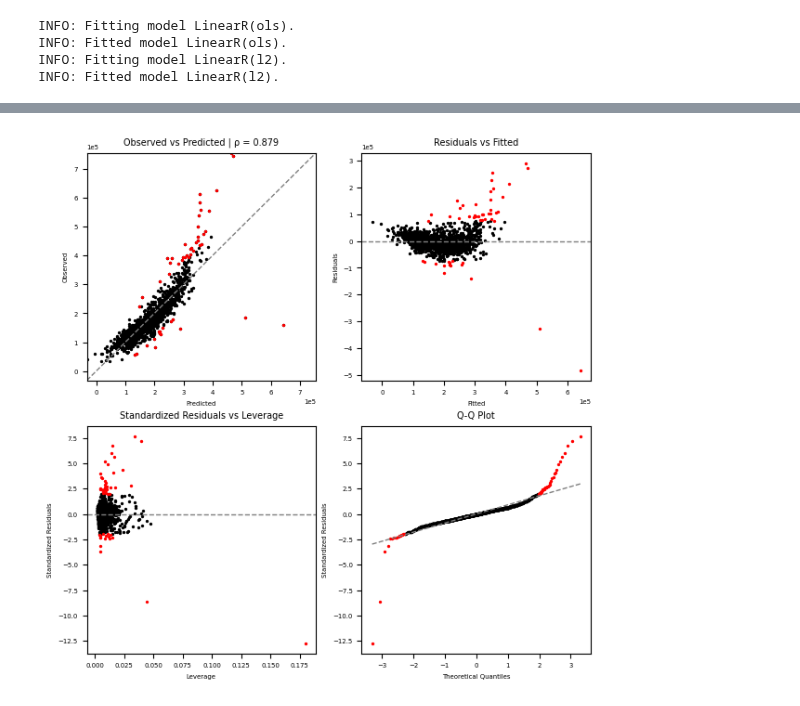
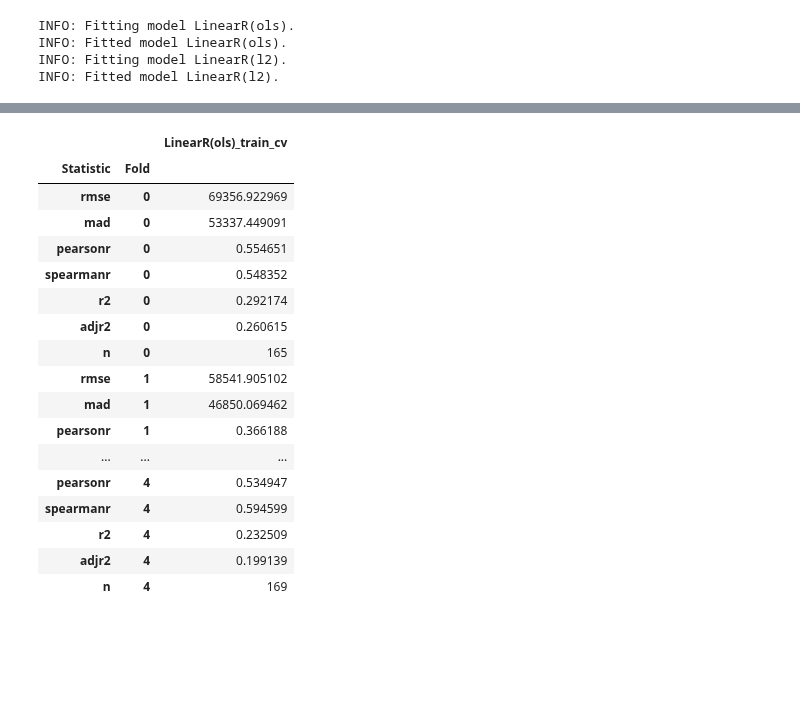
Before and after one commit to ajy25/TabularMagic, a Jupyter notebook: demo/test.ipynb, the cells around one changed output, grey strips where cells are left out. Drawn from its saved outputs; the diff is of its cells as text; code cells hidden in the pictures; blank space fills up the shorter version.

Commit message:
reworking of regression scorer to work better with cv case

```diff
--- a/demo/test.ipynb
+++ b/demo/test.ipynb
@@ -249,10 +107,0 @@ GarageArea, ExterQual_TA, GrLivArea, TotRmsAbvGrd, 1stFlrSF, SalePrice
-# %%
-report = tm.ml_regression_benchmarking(
-    models=[
-        LinearR(regularization_type='OLS'),
-        LinearR(regularization_type='l1', verbose=1),
-        LinearR(regularization_type='l2', verbose=1)
-    ],
-    y_var='SalePrice',
-    outer_cv=5,
-)
@@ -279,4 +108,21 @@ report.test()['LinearR(OLS)'].plot_obs_vs_pred()
-# %%
-tm.lm(y_var='SalePrice').train().plot_diagnostics(show_outliers=True)
-# %% [output]
-[figure, removed]
+# %%
+report['LinearR(ols)'].train().cv_fit_statistics()
+# %% [output]
+|  |  | LinearR(ols)_train_cv |
+| Statistic | Fold |  |
+| rmse | 0 | 69356.922969 |
+| mad | 0 | 53337.449091 |
+| pearsonr | 0 | 0.554651 |
+| spearmanr | 0 | 0.548352 |
+| r2 | 0 | 0.292174 |
+| adjr2 | 0 | 0.260615 |
+| n | 0 | 165 |
+| rmse | 1 | 58541.905102 |
+| mad | 1 | 46850.069462 |
+| pearsonr | 1 | 0.366188 |
+| ... | ... | ... |
+| pearsonr | 4 | 0.534947 |
+| spearmanr | 4 | 0.594599 |
+| r2 | 4 | 0.232509 |
+| adjr2 | 4 | 0.199139 |
+| n | 4 | 169 |
```
Also changed, not shown: parts of 15 cells of this notebook, 3 other files.
